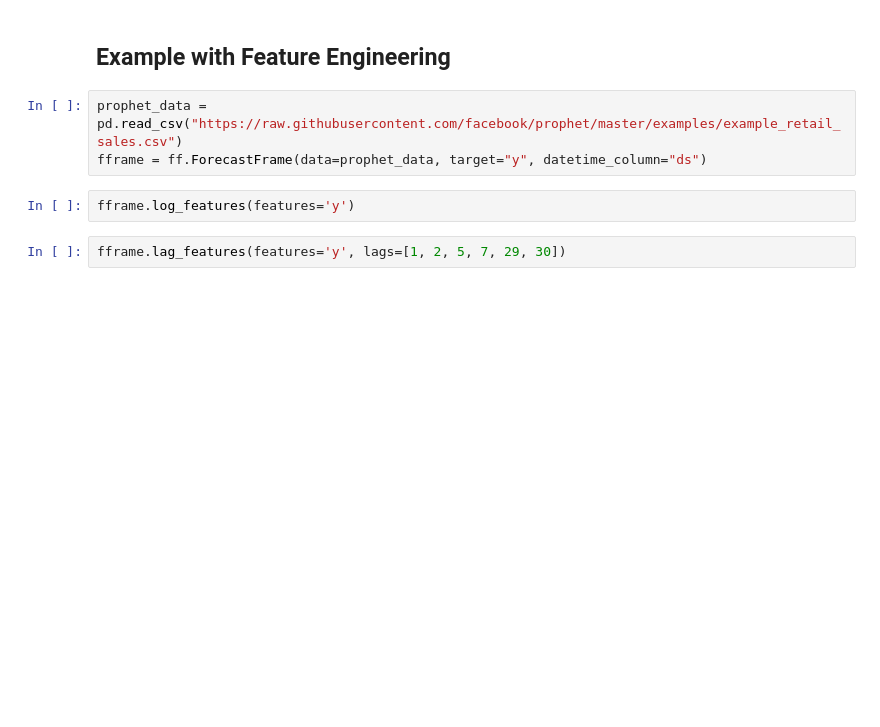
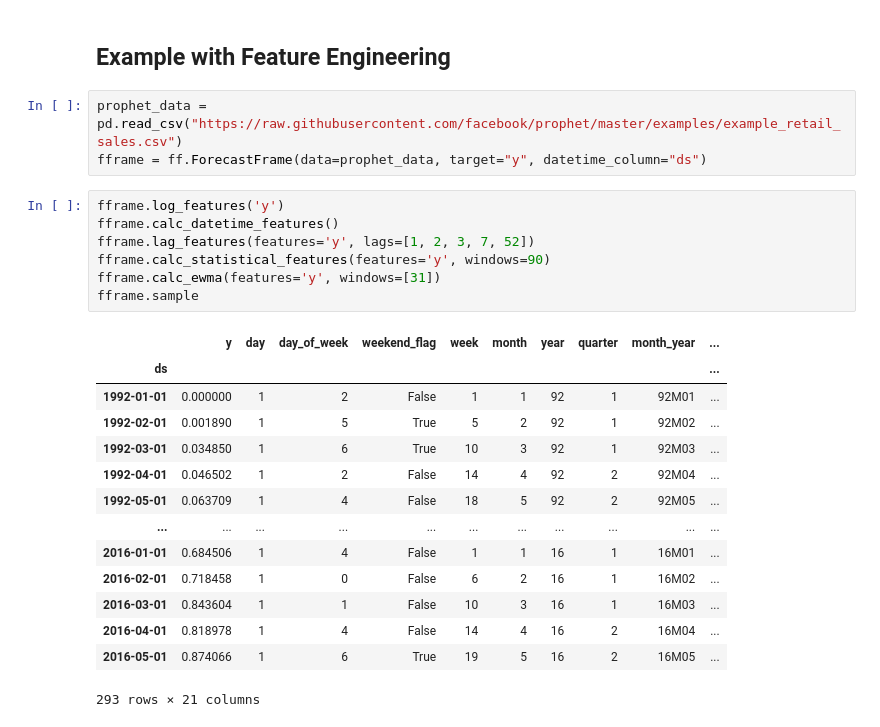
Before and after one commit to ntlind/forecastframe, a Jupyter notebook: examples/prophet_example.ipynb, the cells around one changed output. Saved outputs shown, nothing was run; the diff lists cells and outputs as text; blank space fills up the shorter version.

```diff
--- a/examples/prophet_example.ipynb
+++ b/examples/prophet_example.ipynb
@@ -121,7 +121,25 @@ fframe.get_cross_validation_errors()
 # %%
 prophet_data = pd.read_csv("https://raw.githubusercontent.com/facebook/prophet/master/examples/example_retail_sales.csv")
 fframe = ff.ForecastFrame(data=prophet_data, target="y", datetime_column="ds")
-# %%
-fframe.log_features(features='y')
-# %%
-fframe.lag_features(features='y', lags=[1, 2, 5, 7, 29, 30])
+# %%
+fframe.log_features('y')
+fframe.calc_datetime_features()
+fframe.lag_features(features='y', lags=[1, 2, 3, 7, 52])
+fframe.calc_statistical_features(features='y', windows=90)
+fframe.calc_ewma(features='y', windows=[31])
+fframe.sample
+# %% [output]
+|  | y | day | day_of_week | weekend_flag | week | month | year | quarter | month_year | ... |
+| ds |  |  |  |  |  |  |  |  |  | ... |
+| 1992-01-01 | 0.000000 | 1 | 2 | False | 1 | 1 | 92 | 1 | 92M01 | ... |
+| 1992-02-01 | 0.001890 | 1 | 5 | True | 5 | 2 | 92 | 1 | 92M02 | ... |
+| 1992-03-01 | 0.034850 | 1 | 6 | True | 10 | 3 | 92 | 1 | 92M03 | ... |
+| 1992-04-01 | 0.046502 | 1 | 2 | False | 14 | 4 | 92 | 2 | 92M04 | ... |
+| 1992-05-01 | 0.063709 | 1 | 4 | False | 18 | 5 | 92 | 2 | 92M05 | ... |
+| ... | ... | ... | ... | ... | ... | ... | ... | ... | ... | ... |
+| 2016-01-01 | 0.684506 | 1 | 4 | False | 1 | 1 | 16 | 1 | 16M01 | ... |
+| 2016-02-01 | 0.718458 | 1 | 0 | False | 6 | 2 | 16 | 1 | 16M02 | ... |
+| 2016-03-01 | 0.843604 | 1 | 1 | False | 10 | 3 | 16 | 1 | 16M03 | ... |
+| 2016-04-01 | 0.818978 | 1 | 4 | False | 14 | 4 | 16 | 2 | 16M04 | ... |
+| 2016-05-01 | 0.874066 | 1 | 6 | True | 19 | 5 | 16 | 2 | 16M05 | ... |
+293 rows × 21 columns
```
Also changed, not shown: parts of 8 cells of this notebook, 3 other files.
